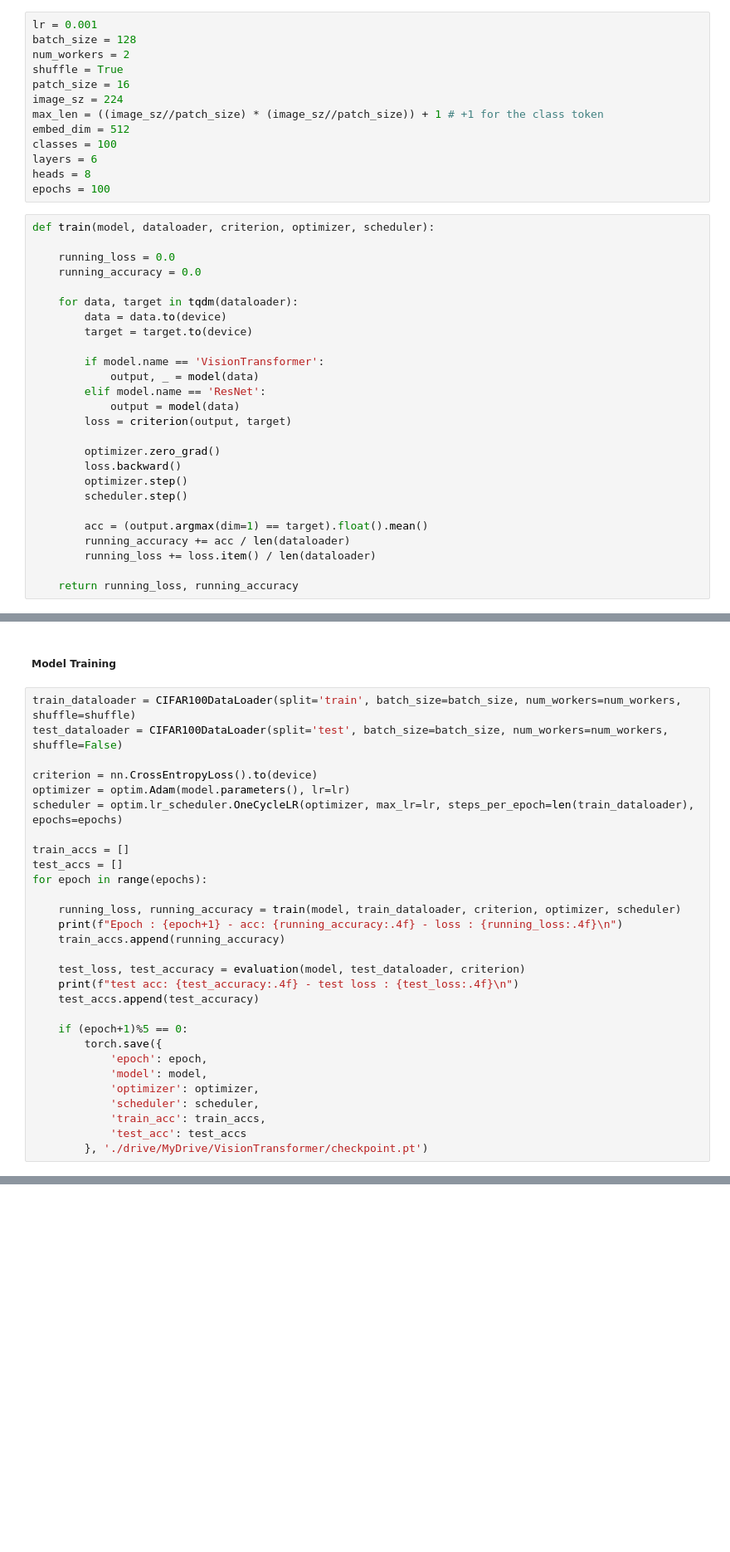
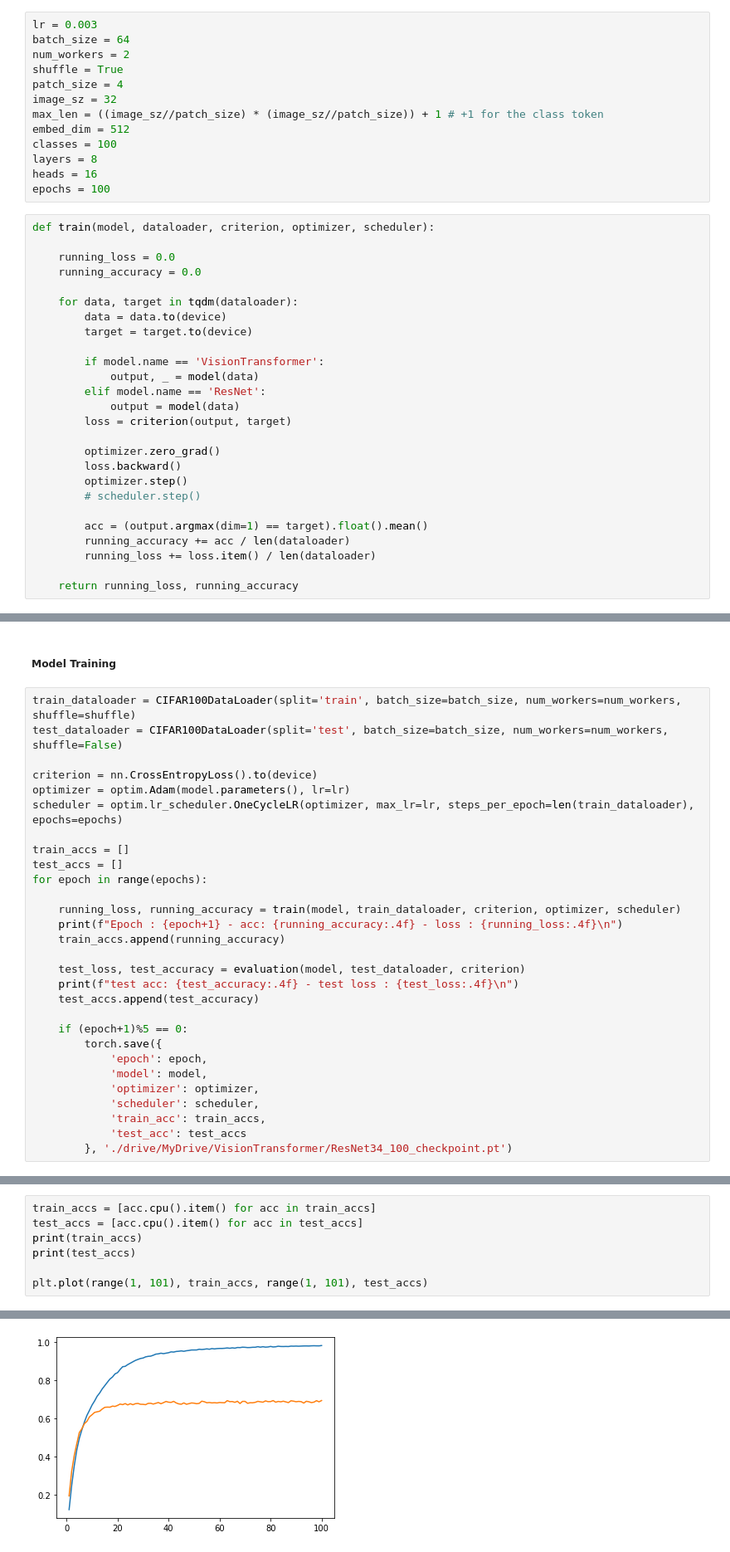
Before and after one commit to ra1ph2/Vision-Transformer, a Jupyter notebook: VisionTransformer.ipynb, the cells around one changed output, grey strips where cells are left out. Shown: that part at 83% size. Saved outputs shown, nothing was run; the diff lists cells and outputs as text; blank space fills up the shorter version.

```diff
--- a/VisionTransformer.ipynb
+++ b/VisionTransformer.ipynb
@@ -548,17 +587,17 @@ def CIFAR100DataLoader(split, batch_size=8, num_workers=2, shuffle=True):
 # %% [markdown]
 #### Training and Evaluation
 # %%
-lr = 0.001
-batch_size = 128
+lr = 0.003
+batch_size = 64
 num_workers = 2
 shuffle = True
-patch_size = 16
-image_sz = 224
+patch_size = 4
+image_sz = 32
 max_len = ((image_sz//patch_size) * (image_sz//patch_size)) + 1 # +1 for the class token
 embed_dim = 512
 classes = 100
-layers = 6
-heads = 8
+layers = 8
+heads = 16
 epochs = 100
 # %%
 def train(model, dataloader, criterion, optimizer, scheduler):
@@ -579,7 +618,7 @@ def train(model, dataloader, criterion, optimizer, scheduler):
         optimizer.zero_grad()
         loss.backward()
         optimizer.step()
-        scheduler.step()
+        # scheduler.step()
 
         acc = (output.argmax(dim=1) == target).float().mean()
         running_accuracy += acc / len(dataloader)
@@ -657,5 +696,5 @@ for epoch in range(epochs):
             'scheduler': scheduler,
             'train_acc': train_accs,
             'test_acc': test_accs
-        }, './drive/MyDrive/VisionTransformer/checkpoint.pt')
+        }, './drive/MyDrive/VisionTransformer/ResNet34_100_checkpoint.pt')
 # %% [output]
@@ -667,0 +716,8 @@ test acc: 0.1469 - test loss : 3.6356
+# %%
+train_accs = [acc.cpu().item() for acc in train_accs]
+test_accs = [acc.cpu().item() for acc in test_accs]
+print(train_accs)
+print(test_accs)
+
+plt.plot(range(1, 101), train_accs, range(1, 101), test_accs)
+# %% [output]
@@ -667,0 +728 @@ test acc: 0.1469 - test loss : 3.6356
+[figure, added]
```
Also changed, not shown: parts of 12 cells of this notebook.
